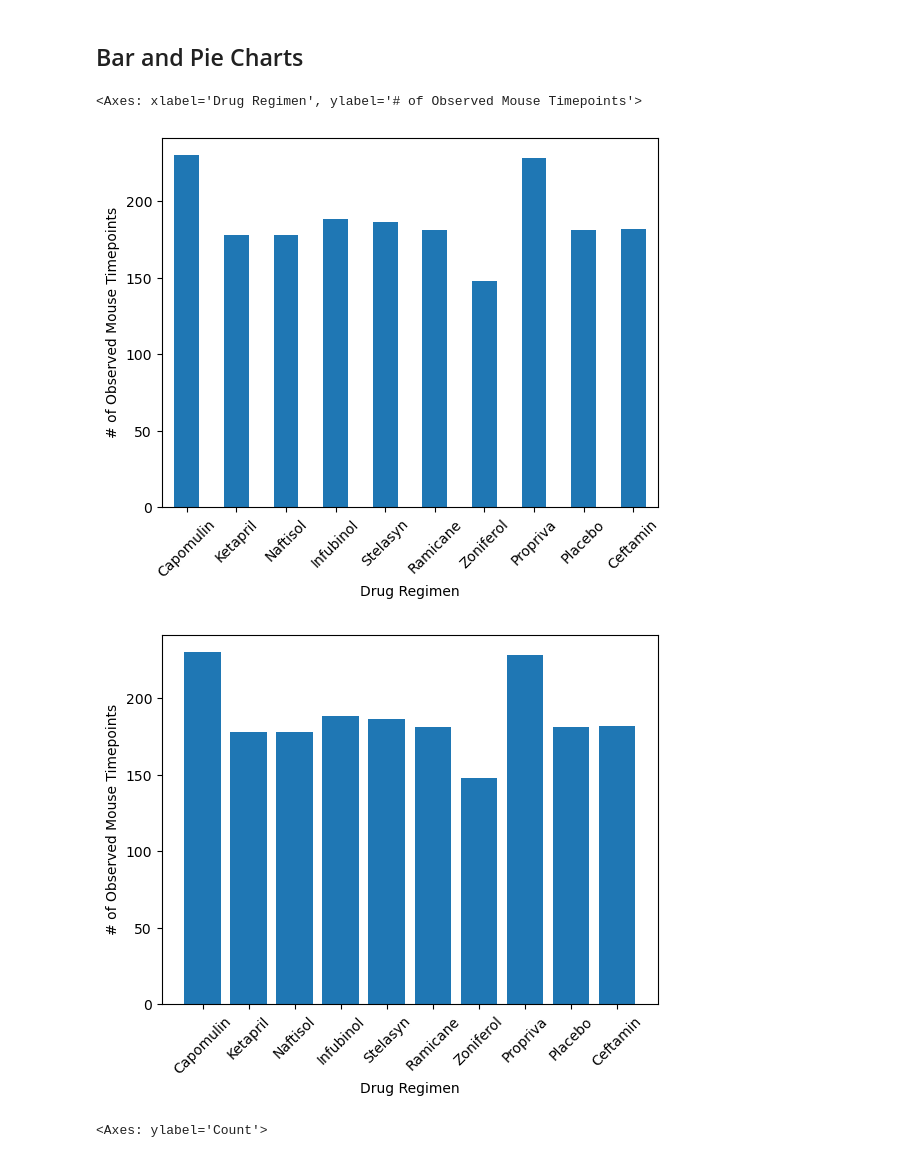
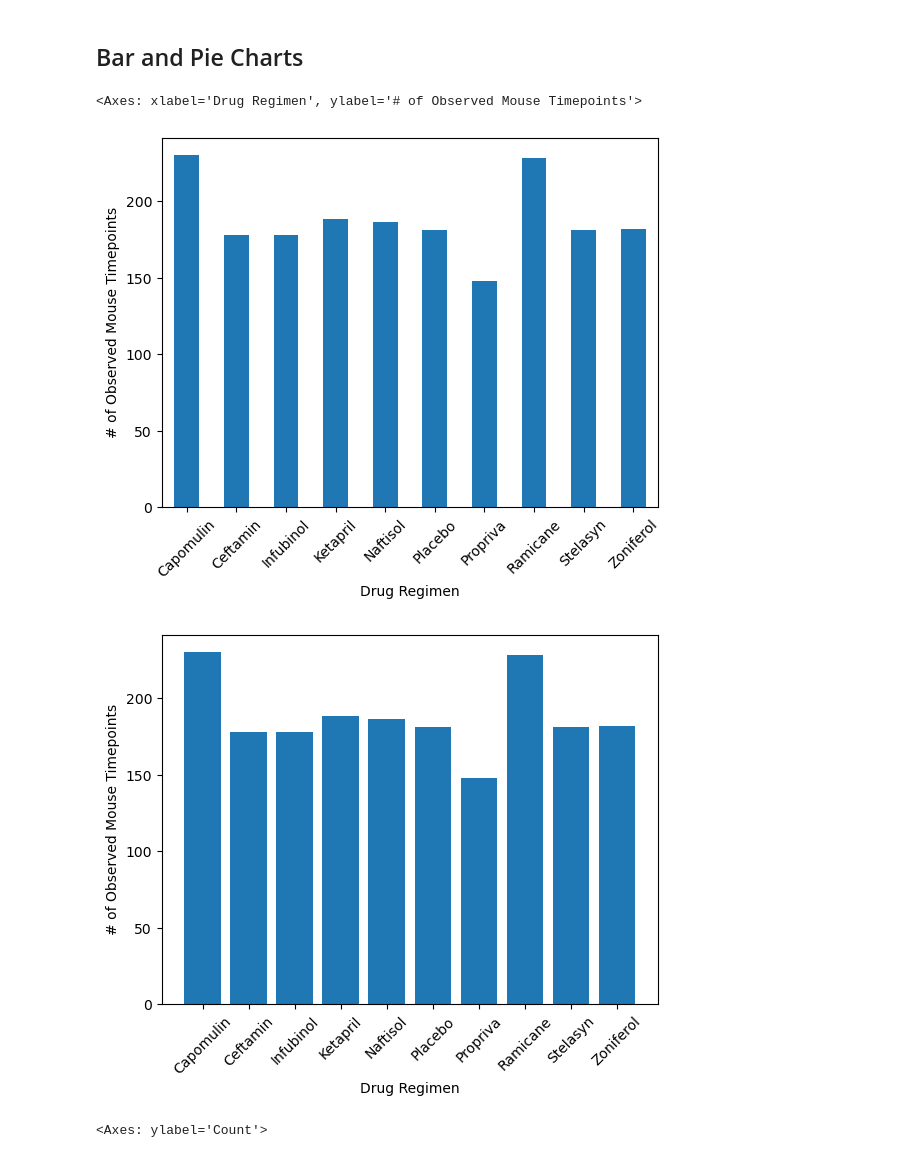
Before and after one commit to sescajeda/Pymaceuticals_Module5, a Jupyter notebook: Pymaceuticals/pymaceuticals_starter.ipynb, the cells around one changed output. Drawn from its saved outputs; the diff is of its cells as text; code cells hidden in the pictures.

```diff
--- a/Pymaceuticals/pymaceuticals_starter.ipynb
+++ b/Pymaceuticals/pymaceuticals_starter.ipynb
@@ -159,28 +159,29 @@ summary_df
 ## Bar and Pie Charts
 # %%
 # Generate a bar plot showing the total number of rows (Mouse ID/Timepoints) for each drug regimen using Pandas.
-#Identify 2 variables you will be plotting timepoints and drug regimen
+#create data frame to graph bar plot
 timepoints = combined_data.groupby("Drug Regimen")["Timepoint"].count()
-drug_regimen = combined_data["Drug Regimen"].unique()
-
-#create dataframe with variables of interest
-data_frame ={"Drug Regimen": drug_regimen, "Timepoints": timepoints}
-data_frame = pd.DataFrame(data_frame)
+timepoints = pd.DataFrame(timepoints)
 
 #create bar chart
-data_frame.plot("Drug Regimen", "Timepoints", kind = "bar", ylabel = "# of Observed Mouse Timepoints", xlabel = "Drug Regimen", rot=45, legend = False)
+timepoints.plot(kind ='bar', ylabel = "# of Observed Mouse Timepoints", xlabel = "Drug Regimen", rot=45, legend = False)
 # %% [output]
 <Axes: xlabel='Drug Regimen', ylabel='# of Observed Mouse Timepoints'>
-[figure, old version]
+[figure, new version]
 # %%
 # Generate a bar plot showing the total number of rows (Mouse ID/Timepoints) for each drug regimen using pyplot.
-plt.bar(data_frame["Drug Regimen"], data_frame["Timepoints"])
+#Created the 2 variables to plot from my timepoints data frame
+index_values = timepoints.index
+column_values = timepoints['Timepoint']
+
+#created bar graph
+plt.bar(index_values, column_values)
 plt.xticks(rotation=45)
 plt.ylabel("# of Observed Mouse Timepoints")
 plt.xlabel("Drug Regimen")
 plt.show()
 # %% [output]
-[figure, old version]
+[figure, new version]
 # %%
 # Generate a pie chart, using Pandas, showing the distribution of unique female versus male mice used in the study
 
```
Also changed, not shown: parts of 2 cells of this notebook.
